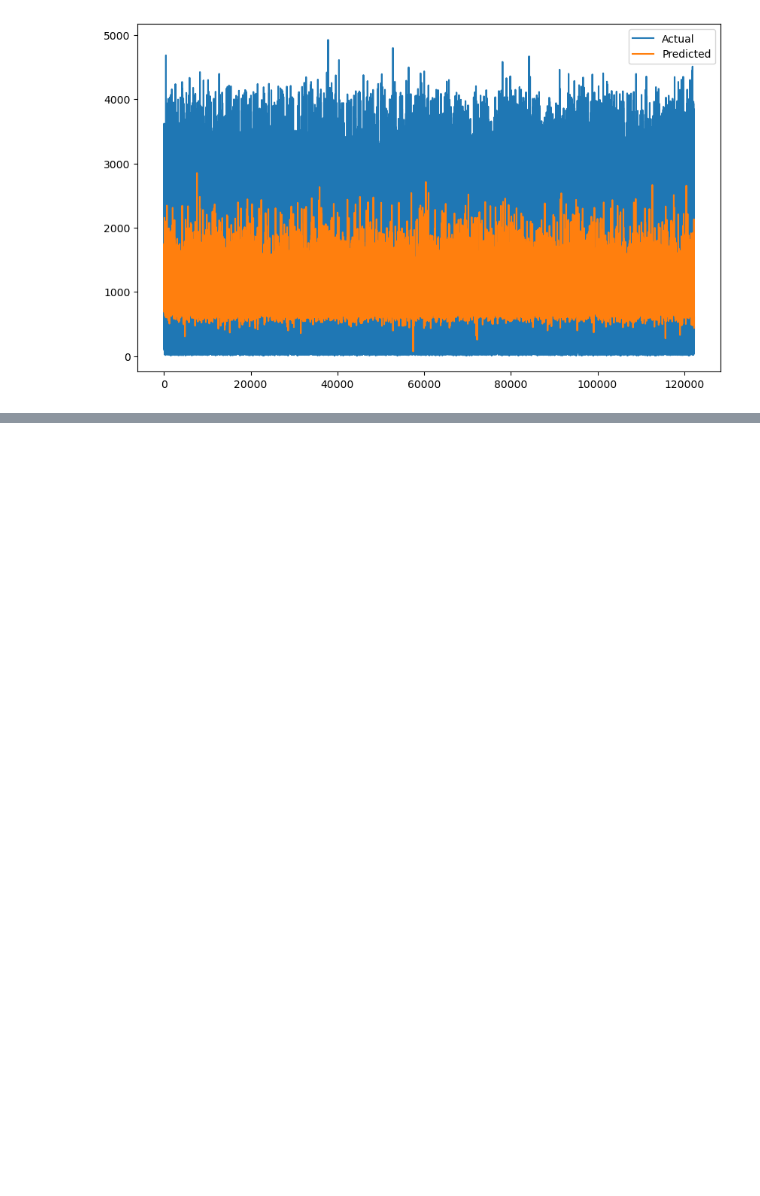
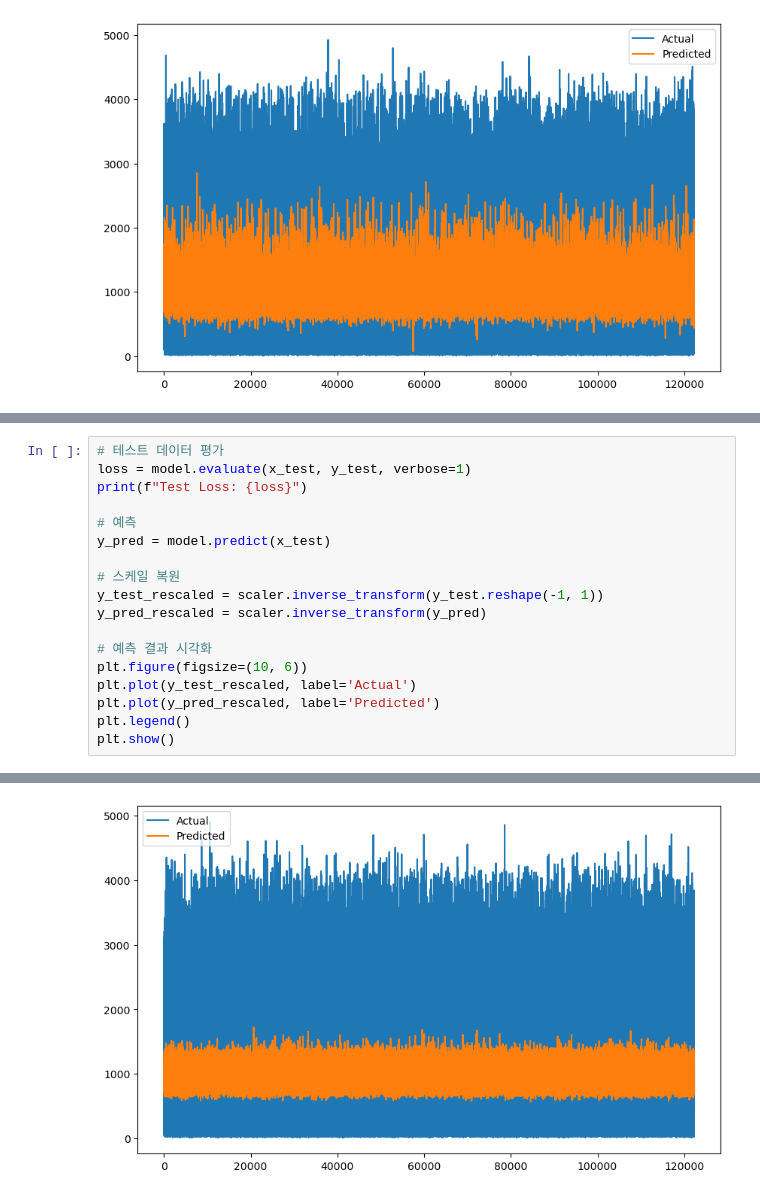
Before and after one commit to yeonseoGit/People_Lstm, a Jupyter notebook: data_ai.ipynb, the cells around one changed output, grey strips where cells are left out. Drawn from its saved outputs; the diff is of its cells as text; blank space fills up the shorter version.

```diff
--- a/data_ai.ipynb
+++ b/data_ai.ipynb
@@ -277,0 +424,19 @@ Test Loss: 0.02840459905564785
+# %%
+# 테스트 데이터 평가
+loss = model.evaluate(x_test, y_test, verbose=1)
+print(f"Test Loss: {loss}")
+
+# 예측
+y_pred = model.predict(x_test)
+
+# 스케일 복원
+y_test_rescaled = scaler.inverse_transform(y_test.reshape(-1, 1))
+y_pred_rescaled = scaler.inverse_transform(y_pred)
+
+# 예측 결과 시각화
+plt.figure(figsize=(10, 6))
+plt.plot(y_test_rescaled, label='Actual')
+plt.plot(y_pred_rescaled, label='Predicted')
+plt.legend()
+plt.show()
+# %% [output]
@@ -277,0 +446 @@ Test Loss: 0.02840459905564785
+[figure, added]
```
Also changed, not shown: parts of 12 cells of this notebook, 2 other files.
